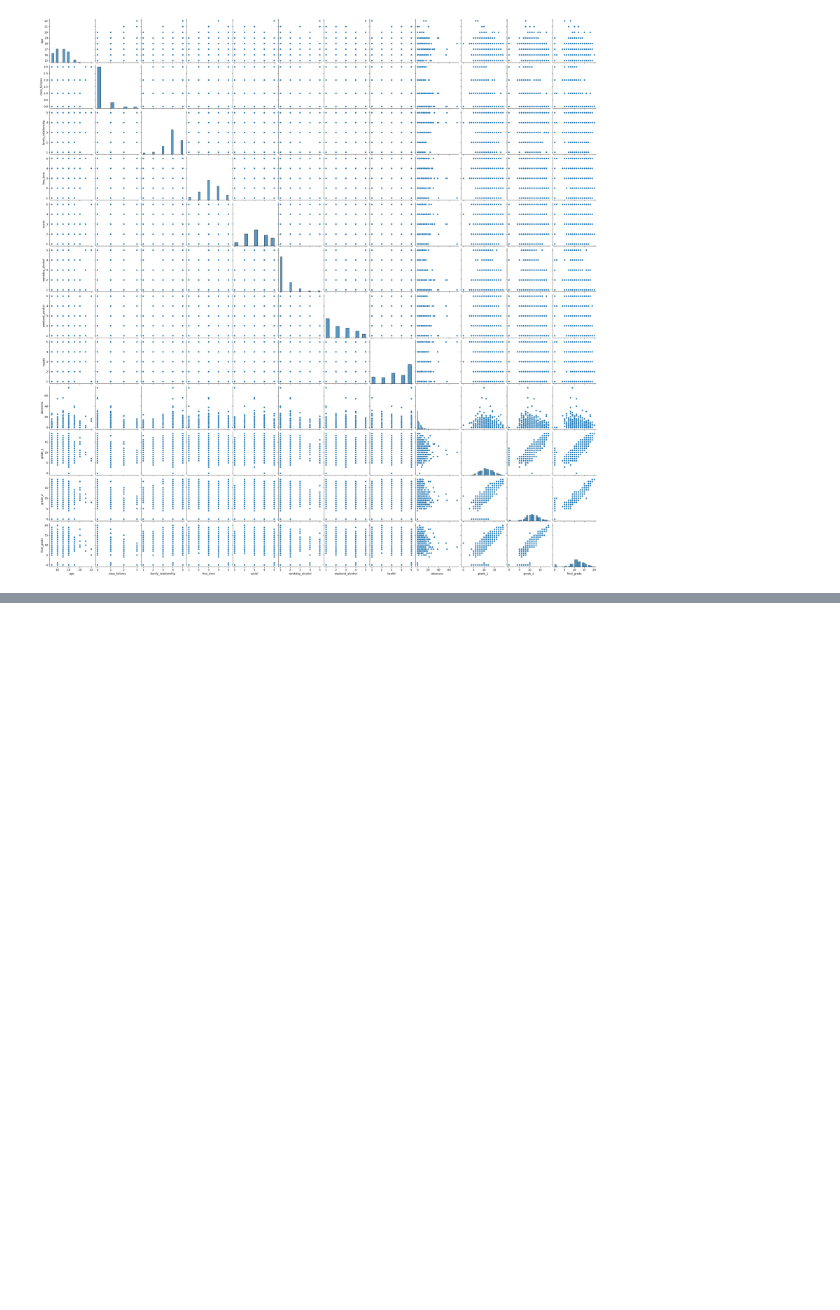
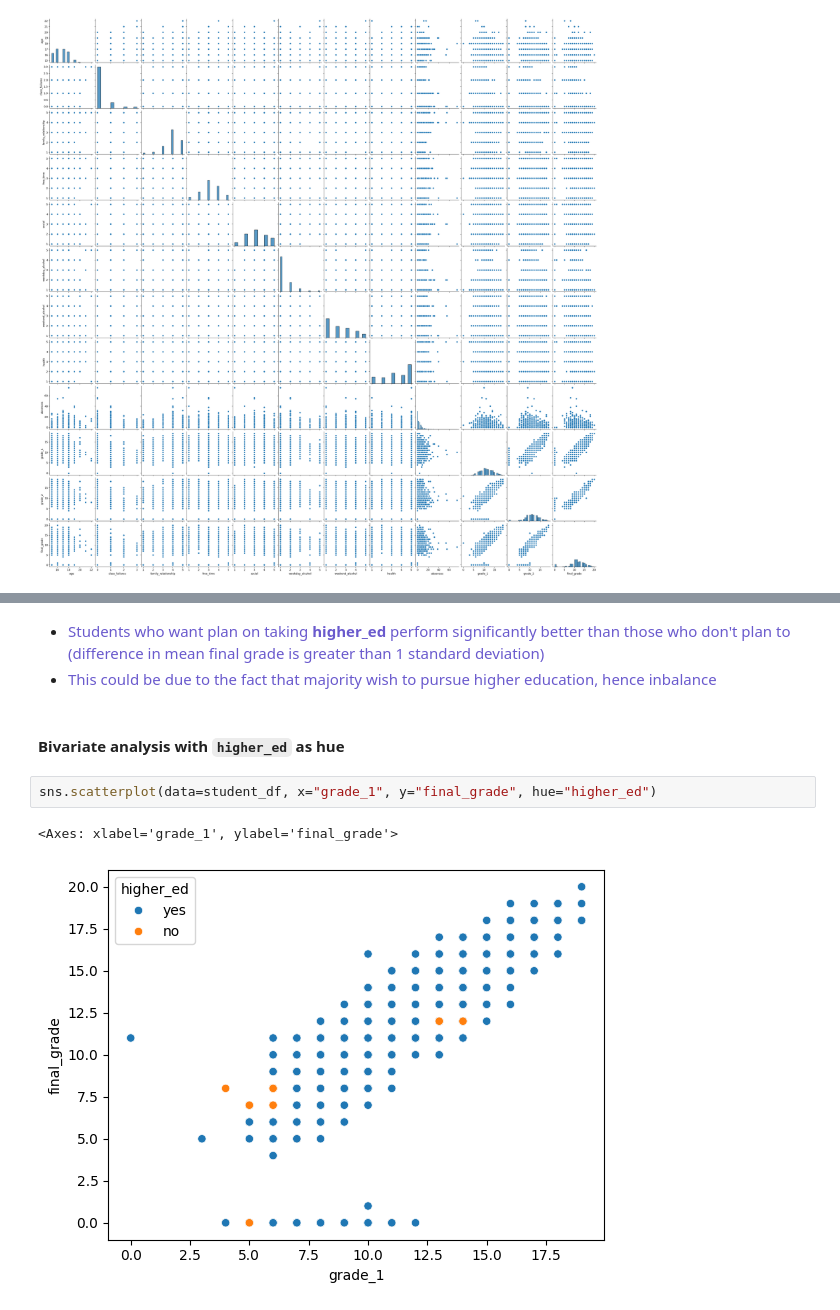
Before and after one commit to e-hokage777/Machine_Learning_Projects, a Jupyter notebook: Supervised Learning/Student_Performance_Prediction/Student_Performance_Prediction.ipynb, the cells around one changed output, grey strips where cells are left out. Drawn from its saved outputs; the diff is of its cells as text; blank space fills up the shorter version.

```diff
--- a/Supervised Learning/Student_Performance_Prediction/Student_Performance_Prediction.ipynb
+++ b/Supervised Learning/Student_Performance_Prediction/Student_Performance_Prediction.ipynb
@@ -162,0 +236,10 @@ plt.show()
+# %% [markdown]
+- <span style="color: slateblue">Students who want plan on taking <strong>higher_ed</strong> perform significantly better than those who don't plan to (difference in mean final grade is greater than 1 standard deviation)</span>
+- <span style="color: slateblue">This could be due to the fact that majority wish to pursue higher education, hence inbalance<span/>
+# %% [markdown]
+#### Bivariate analysis with `higher_ed` as hue
+# %%
+sns.scatterplot(data=student_df, x="grade_1", y="final_grade", hue="higher_ed")
+# %% [output]
+<Axes: xlabel='grade_1', ylabel='final_grade'>
+[figure, added]
```
Also changed, not shown: parts of 43 cells of this notebook.
